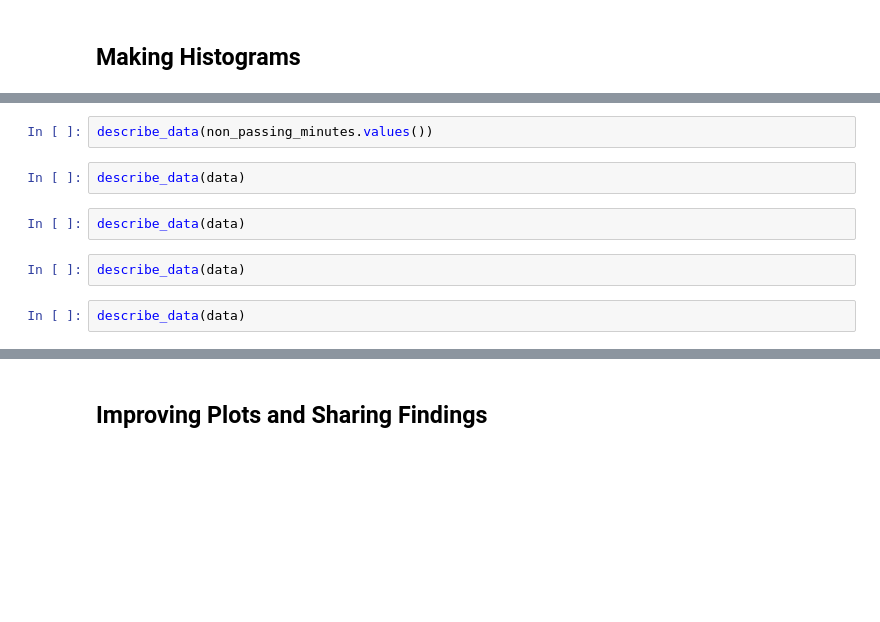
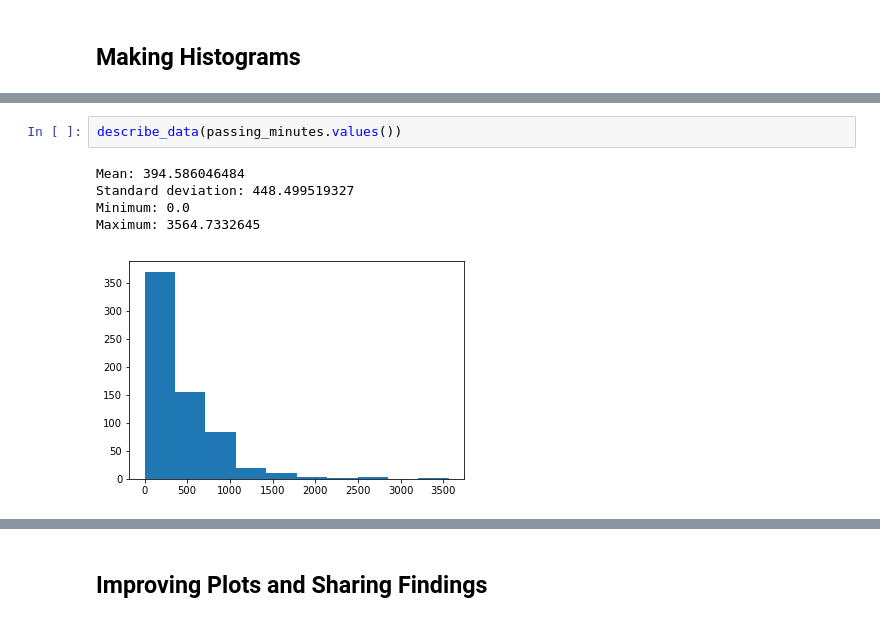
Before and after one commit to zhengweiyu/L1_Starter_Code, a Jupyter notebook: L1_Starter_Code.ipynb, the cells around one changed output, grey strips where cells are left out. Cells and saved outputs as stored; diff of their text form; blank space fills up the shorter version.

```diff
--- a/L1_Starter_Code.ipynb
+++ b/L1_Starter_Code.ipynb
@@ -603,10 +611,8 @@ describe_data(non_passing_minutes.values())
 # %%
-describe_data(non_passing_minutes.values())
+describe_data(passing_minutes.values())
+# %% [output]
+Mean: 394.586046484
+Standard deviation: 448.499519327
+Minimum: 0.0
+Maximum: 3564.7332645
+[figure, added]
-# %%
-describe_data(data)
-# %%
-describe_data(data)
-# %%
-describe_data(data)
-# %%
-describe_data(data)
```
Also changed, not shown: parts of 8 cells of this notebook.
